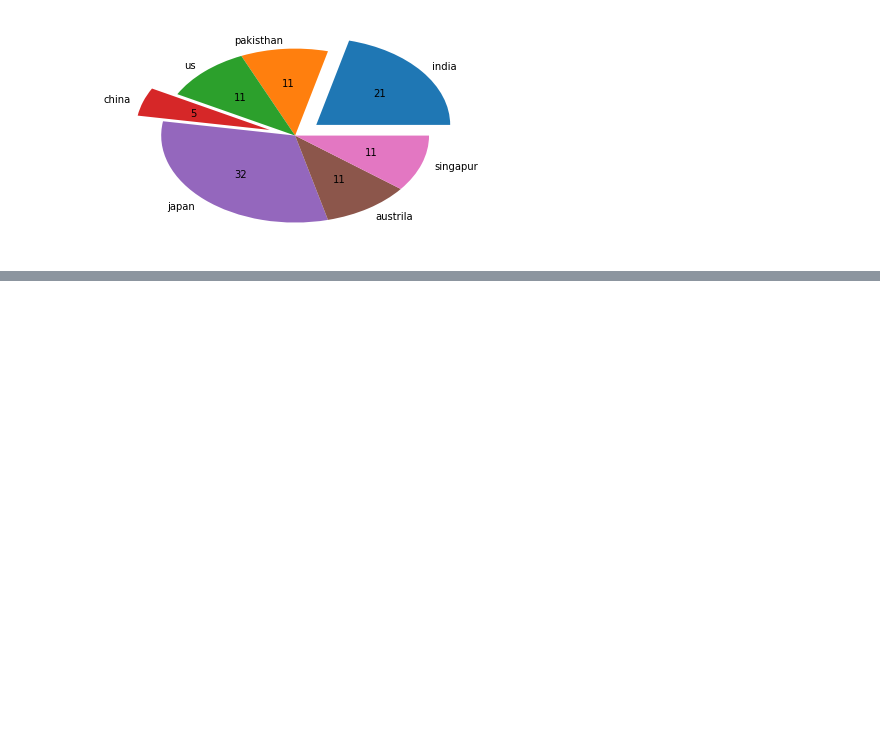
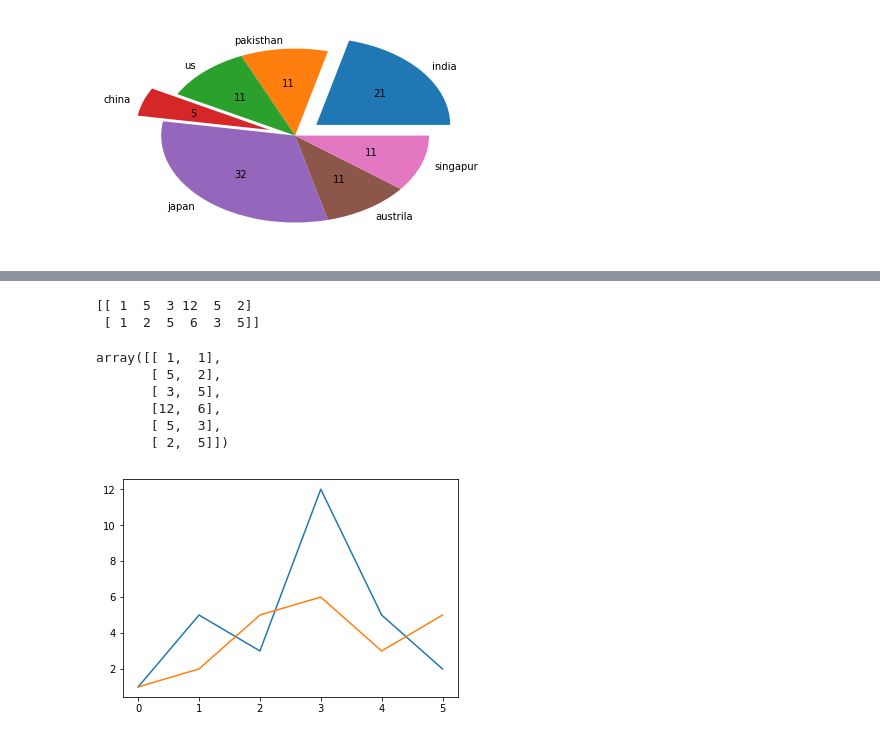
Before and after one commit to sachinyadav3496/Python_Codes, a Jupyter notebook: batch_5pm/data_sciennce/Python/numpy_matplot.ipynb, the cells around one changed output, grey strips where cells are left out. Drawn from its saved outputs; the diff is of its cells as text; code cells hidden in the pictures; blank space fills up the shorter version.

```diff
--- a/batch_5pm/data_sciennce/Python/numpy_matplot.ipynb
+++ b/batch_5pm/data_sciennce/Python/numpy_matplot.ipynb
@@ -302,0 +327,23 @@ plt.pie??
+# %%
+import numpy as np
+l = np.array(l)
+print(l)
+# %% [output]
+[[ 1  5  3 12  5  2]
+ [ 1  2  5  6  3  5]]
+# %%
+l = l.T
+l
+# %% [output]
+array([[ 1,  1],
+       [ 5,  2],
+       [ 3,  5],
+       [12,  6],
+       [ 5,  3],
+       [ 2,  5]])
+# %%
+
+plt.plot(l)
+plt.show()
+# %% [output]
+[figure, added]
```
Also changed, not shown: parts of 7 cells of this notebook, 6 other files.
